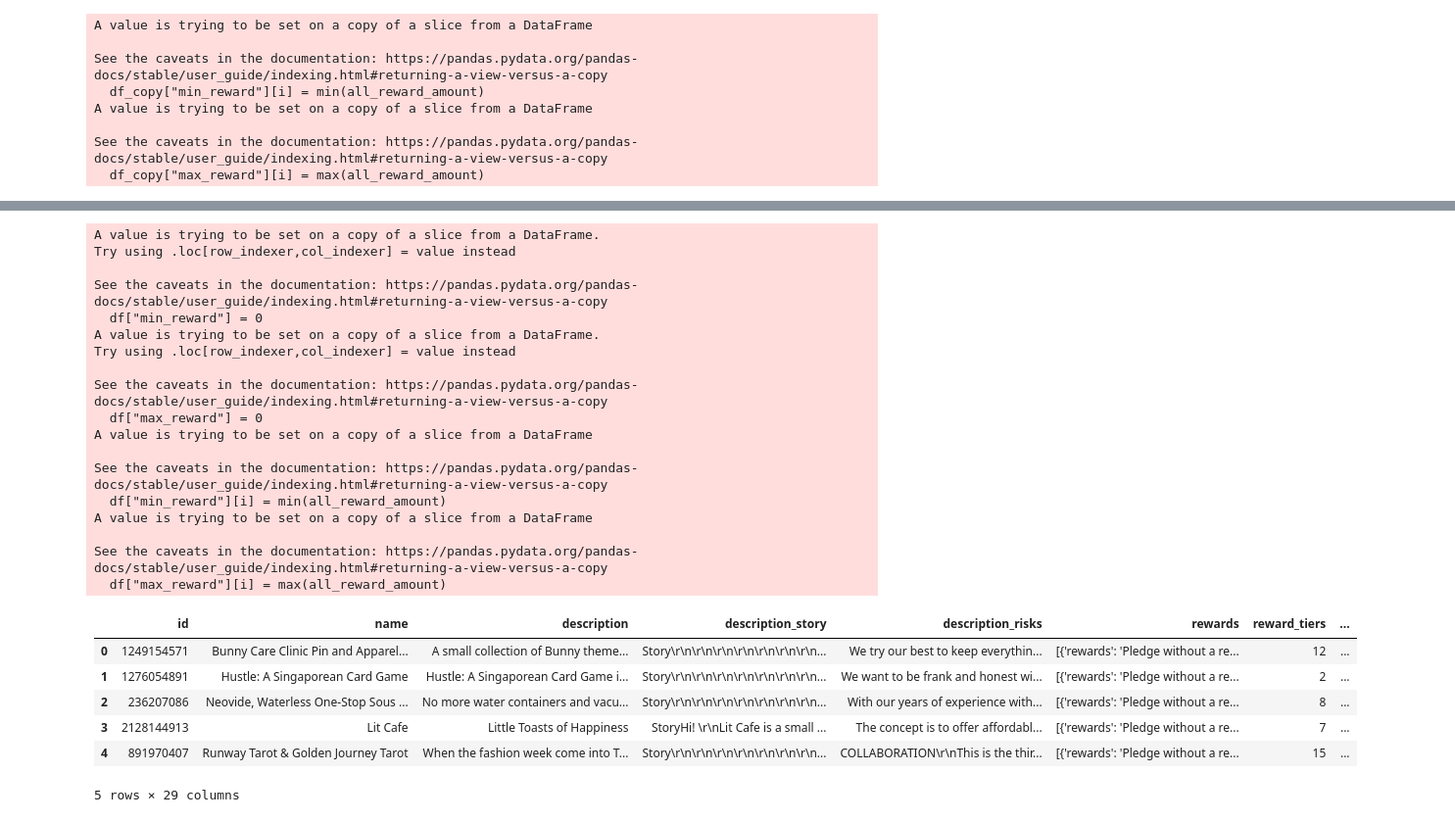
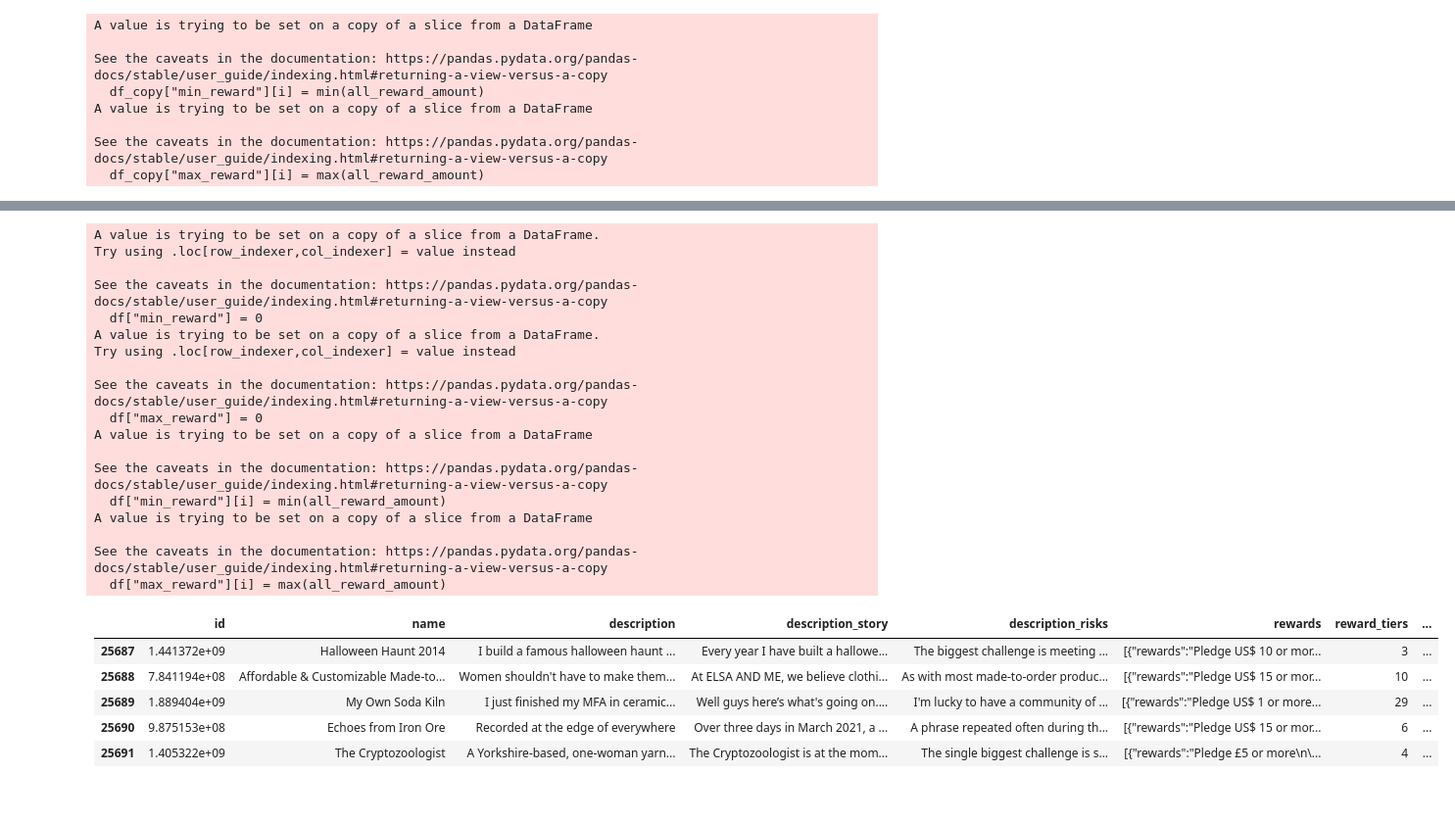
Before and after one commit to bandytan/Kickstarter-Campaign-Success-Predictor, a Jupyter notebook: rewards_features.ipynb, the cells around one changed output, grey strips where cells are left out. Shown at 98% size. Saved outputs shown, nothing was run; the diff lists cells and outputs as text; code cells hidden in the pictures.

Commit message:
Edit rewards to suit new dataset

```diff
--- a/rewards_features.ipynb
+++ b/rewards_features.ipynb
@@ -3,6 +3,6 @@ import pandas as pd
 import ast
 import re
 import numpy as np
-df = pd.read_csv("./data/Kickstarter_merged.csv")
+df = pd.read_csv("./data/kickstarter_test.csv")
 df.head(3)
 df_copy = df.copy()
@@ -109,5 +143,18 @@ len(df_copy)
 # %%
+# Remove rewards that got cut off while scraping and closes the dictionary
+def clean_rewards(reward_list):
+    try:
+        tiers = ast.literal_eval(reward_list)
+    except SyntaxError as e:
+        i = len(reward_list) -1
+        while reward_list[i] != "{":
+            i -= 1
+        reward_list = reward_list[:(i-1)]
+        reward_list += ']'
+    return reward_list
+
 def create_rewards_tiers(df):
+    df["rewards"] = df["rewards"].apply(lambda x : clean_rewards(x))
     df["reward_tiers"] = df["rewards"].apply(lambda x : len(ast.literal_eval(x)))
     df = move_reward_tiers(df)
     return df
@@ -118,20 +165,25 @@ def create_min_max_reward(df):
 
     for i in range(len(df)):
         all_reward_amount = []
-        dict_list = ast.literal_eval(df.iloc[i, 5]) # Converts rewards column into dictionary
+        reward = df.iloc[i, 5]
+        dict_list = ast.literal_eval(reward)
+        for dictionary in dict_list:
+            values_string = str(dictionary.values())
+            # reward_title_USD = re.search(r"(US\$\s)?(\$\s)?\d{1,3}(,\d{1,3})?", values_string) #US$ or $
+            reward_title_SGD = re.search(r"(S)?\$\s?\d{1,3}(,\d{1,3})?", values_string) #S$
 
-        for dict in dict_list:
-            values_string = str(dict.values())
-            reward_title = re.search(r"Pledge S\$ \d{1,3}(,\d{1,3})? or more", values_string) # Search for all reward titles
+            if reward_title_SGD:
+                reward_amount = re.search(r"\d{1,3}(,\d{1,3})?", reward_title_SGD.group())
+            else:
+                 print("ERROR NO SGD")
 
-            if reward_title is not None:
-                reward_amount = re.search(r"\d{1,3}(,\d{1,3})?", reward_title.group()) # Search for only the digits in reward amount
-                if reward_amount is not None:
-                    integer_amount = re.sub("[^\d\.]", "", reward_amount.group())
-                    all_reward_amount.append(int(integer_amount))
+            if reward_amount is not None:
+                integer_amount = re.sub("[^\d\.]", "", reward_amount.group()) # remove comma in large amounts of money
+                all_reward_amount.append(int(integer_amount))
             else:
-                all_reward_amount.append(0) # If no reward title is found, add 0
-
+                pledged_without_reward = re.search(r"Pledge without a reward", values_string) # check if have "Pledge without a reward"
+                if pledged_without_reward:
+                    all_reward_amount.append(0)
         if len(all_reward_amount) > 0:
             df["min_reward"][i] = min(all_reward_amount)
             df["max_reward"][i] = max(all_reward_amount)
@@ -165,29 +216,28 @@ result.head()
 # %%
 result2 = create_min_max_reward(result)
-result2.head()
+result2.tail()
 # %% [output]
 A value is trying to be set on a copy of a slice from a DataFrame.
 Try using .loc[row_indexer,col_indexer] = value instead
 
 See the caveats in the documentation: https://pandas.pydata.org/pandas-docs/stable/user_guide/indexing.html#returning-a-view-versus-a-copy
   df["min_reward"] = 0
 A value is trying to be set on a copy of a slice from a DataFrame.
 Try using .loc[row_indexer,col_indexer] = value instead
 
 See the caveats in the documentation: https://pandas.pydata.org/pandas-docs/stable/user_guide/indexing.html#returning-a-view-versus-a-copy
   df["max_reward"] = 0
 A value is trying to be set on a copy of a slice from a DataFrame
 
 See the caveats in the documentation: https://pandas.pydata.org/pandas-docs/stable/user_guide/indexing.html#returning-a-view-versus-a-copy
   df["min_reward"][i] = min(all_reward_amount)
 A value is trying to be set on a copy of a slice from a DataFrame
 
 See the caveats in the documentation: https://pandas.pydata.org/pandas-docs/stable/user_guide/indexing.html#returning-a-view-versus-a-copy
   df["max_reward"][i] = max(all_reward_amount)
 |  | id | name | description | description_story | description_risks | rewards | reward_tiers | ... |
-| 0 | 1249154571 | Bunny Care Clinic Pin and Apparel... | A small collection of Bunny theme... | Story\r\n\r\n\r\n\r\n\r\n\r\n\r\n... | We try our best to keep everythin... | [{'rewards': 'Pledge without a re... | 12 | ... |
-| 1 | 1276054891 | Hustle: A Singaporean Card Game | Hustle: A Singaporean Card Game i... | Story\r\n\r\n\r\n\r\n\r\n\r\n\r\n... | We want to be frank and honest wi... | [{'rewards': 'Pledge without a re... | 2 | ... |
-| 2 | 236207086 | Neovide, Waterless One-Stop Sous ... | No more water containers and vacu... | Story\r\n\r\n\r\n\r\n\r\n\r\n\r\n... | With our years of experience with... | [{'rewards': 'Pledge without a re... | 8 | ... |
-| 3 | 2128144913 | Lit Cafe | Little Toasts of Happiness | StoryHi! \r\nLit Cafe is a small ... | The concept is to offer affordabl... | [{'rewards': 'Pledge without a re... | 7 | ... |
-| 4 | 891970407 | Runway Tarot & Golden Journey Tarot | When the fashion week come into T... | Story\r\n\r\n\r\n\r\n\r\n\r\n\r\n... | COLLABORATION\r\nThis is the thir... | [{'rewards': 'Pledge without a re... | 15 | ... |
+| 25687 | 1.441372e+09 | Halloween Haunt 2014 | I build a famous halloween haunt ... | Every year I have built a hallowe... | The biggest challenge is meeting ... | [{"rewards":"Pledge US$ 10 or mor... | 3 | ... |
+| 25688 | 7.841194e+08 | Affordable & Customizable Made-to... | Women shouldn't have to make them... | At ELSA AND ME, we believe clothi... | As with most made-to-order produc... | [{"rewards":"Pledge US$ 15 or mor... | 10 | ... |
+| 25689 | 1.889404e+09 | My Own Soda Kiln | I just finished my MFA in ceramic... | Well guys here’s what's going on.... | I'm lucky to have a community of ... | [{"rewards":"Pledge US$ 1 or more... | 29 | ... |
+| 25690 | 9.875153e+08 | Echoes from Iron Ore | Recorded at the edge of everywhere | Over three days in March 2021, a ... | A phrase repeated often during th... | [{"rewards":"Pledge US$ 15 or mor... | 6 | ... |
+| 25691 | 1.405322e+09 | The Cryptozoologist | A Yorkshire-based, one-woman yarn... | The Cryptozoologist is at the mom... | The single biggest challenge is s... | [{"rewards":"Pledge £5 or more\n\... | 4 | ... |
-5 rows × 29 columns
```
Also changed, not shown: parts of 11 cells of this notebook, 1 other file.
